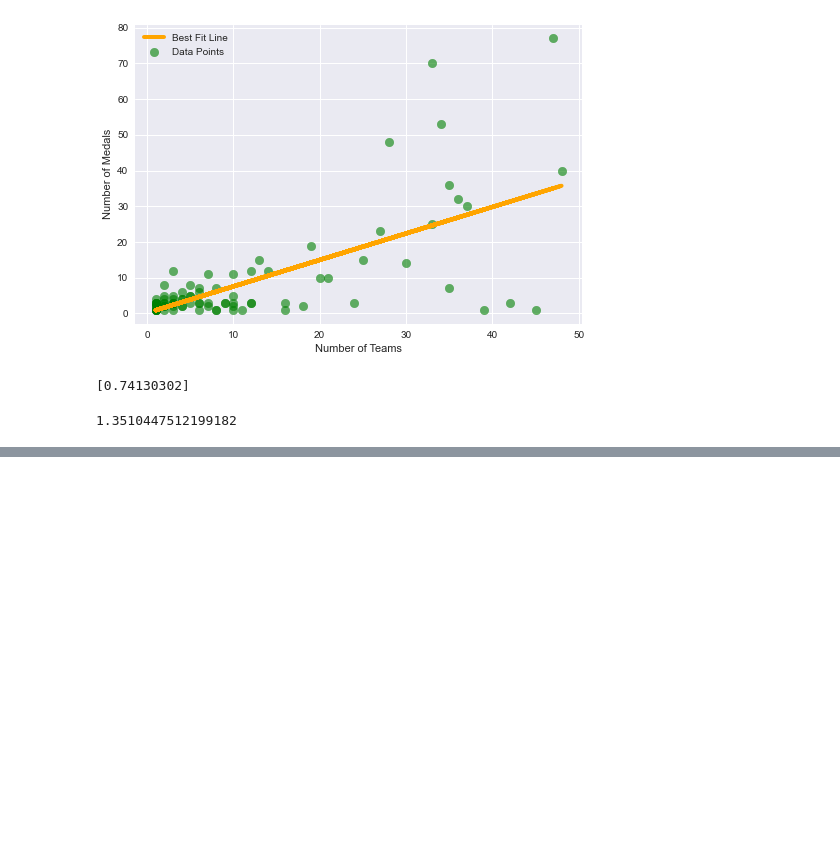
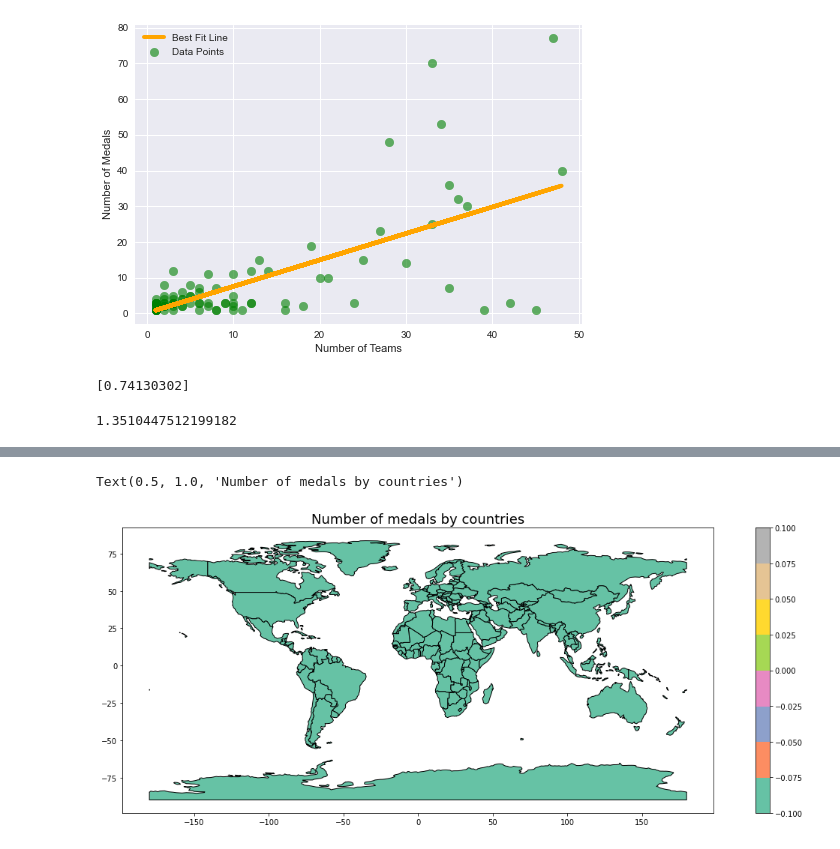
Before and after one commit to johnflexner/Olympics-Project, a Jupyter notebook: Team John Project's Presentation .ipynb, the cells around one changed output, grey strips where cells are left out. Cells and saved outputs as stored; diff of their text form; code cells hidden in the pictures; blank space fills up the shorter version.

```diff
--- a/Team John Project's Presentation .ipynb
+++ b/Team John Project's Presentation .ipynb
@@ -251,0 +351,17 @@ AttributeError: 'DataFrame' object has no attribute 'longitude'
+# %%
+import pandas as pd
+import matplotlib.pyplot as plt
+import geopandas as gpd
+from geopandas import GeoDataFrame
+
+
+gdf = gpd.read_file(gpd.datasets.get_path('naturalearth_lowres'))
+gdf['medals']=0
+
+fig, ax = plt.subplots(figsize=(20,7))
+
+gdf.plot(column='medals',ax=ax,legend=True,cmap='Set2',edgecolor="black")
+plt.title("Number of medals by countries", fontsize=18)
+# %% [output]
+Text(0.5, 1.0, 'Number of medals by countries')
+[figure, added]
```
Also changed, not shown: parts of 12 cells of this notebook.
